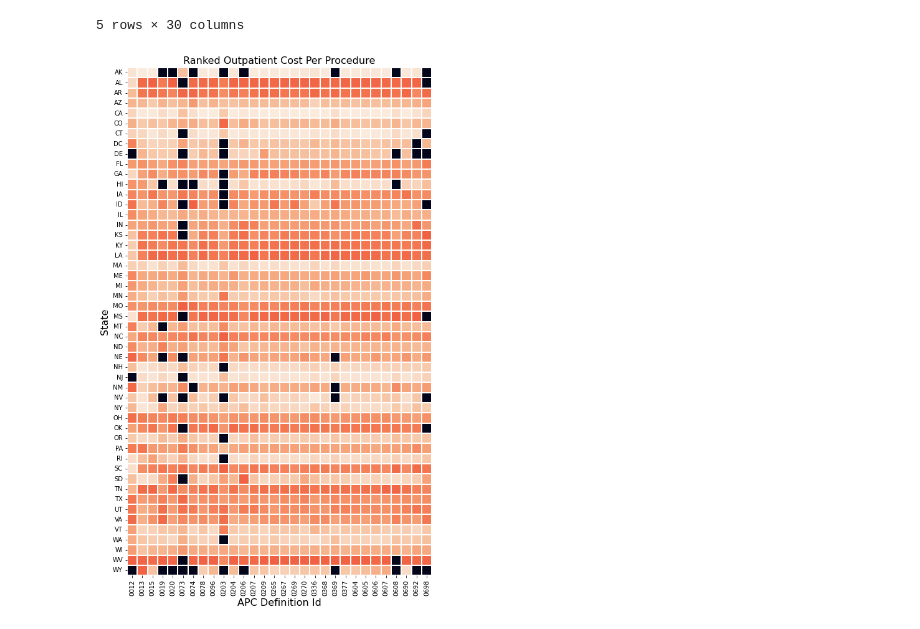
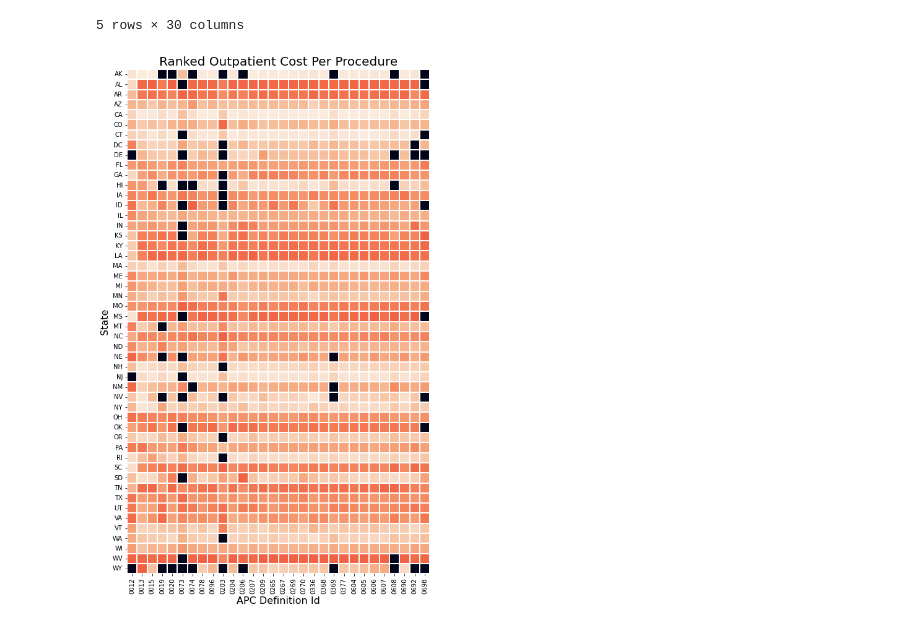
Before and after one commit to blueming-camelia/CIS6397_Project, a Jupyter notebook: outpatientData.ipynb, the cells around one changed output. Saved outputs shown, nothing was run; the diff lists cells and outputs as text; code cells hidden in the pictures.

Commit message:
updating font 20 in outpatient notebook

```diff
--- a/outpatientData.ipynb
+++ b/outpatientData.ipynb
@@ -201,11 +201,11 @@ _df.head()
 | CA | 40.0 | 48 | 48 | 43.0 | 47.0 | 33.0 | 44.0 | 49 | 49 | 36.0 | ... | ... |
 5 rows × 30 columns
 # %%
-plt.figure(figsize=(30,15))
+plt.figure(figsize=(25,15))
 sns.heatmap(_df, square=True, vmin=-100, cbar=False, linewidths=0.1)
-plt.title('Ranked Outpatient Cost Per Procedure', fontsize=16)
+plt.title('Ranked Outpatient Cost Per Procedure', fontsize=20)
 plt.ylabel('State', fontsize=16)
 plt.xlabel('APC Definition Id', fontsize=16)
 plt.show()
 # %% [output]
-[figure, old version]
+[figure, new version]
```
Also changed, not shown: parts of 4 cells of this notebook.
